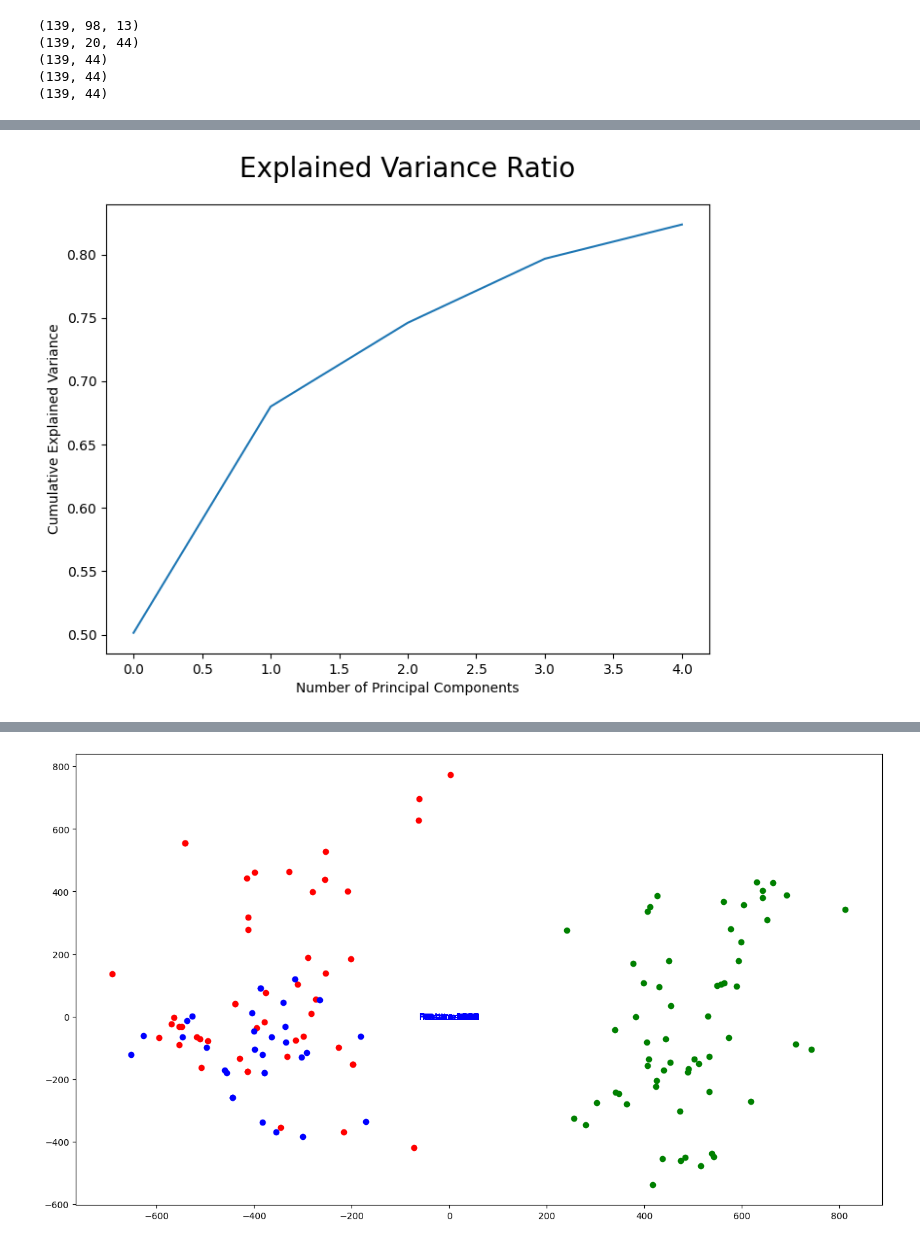
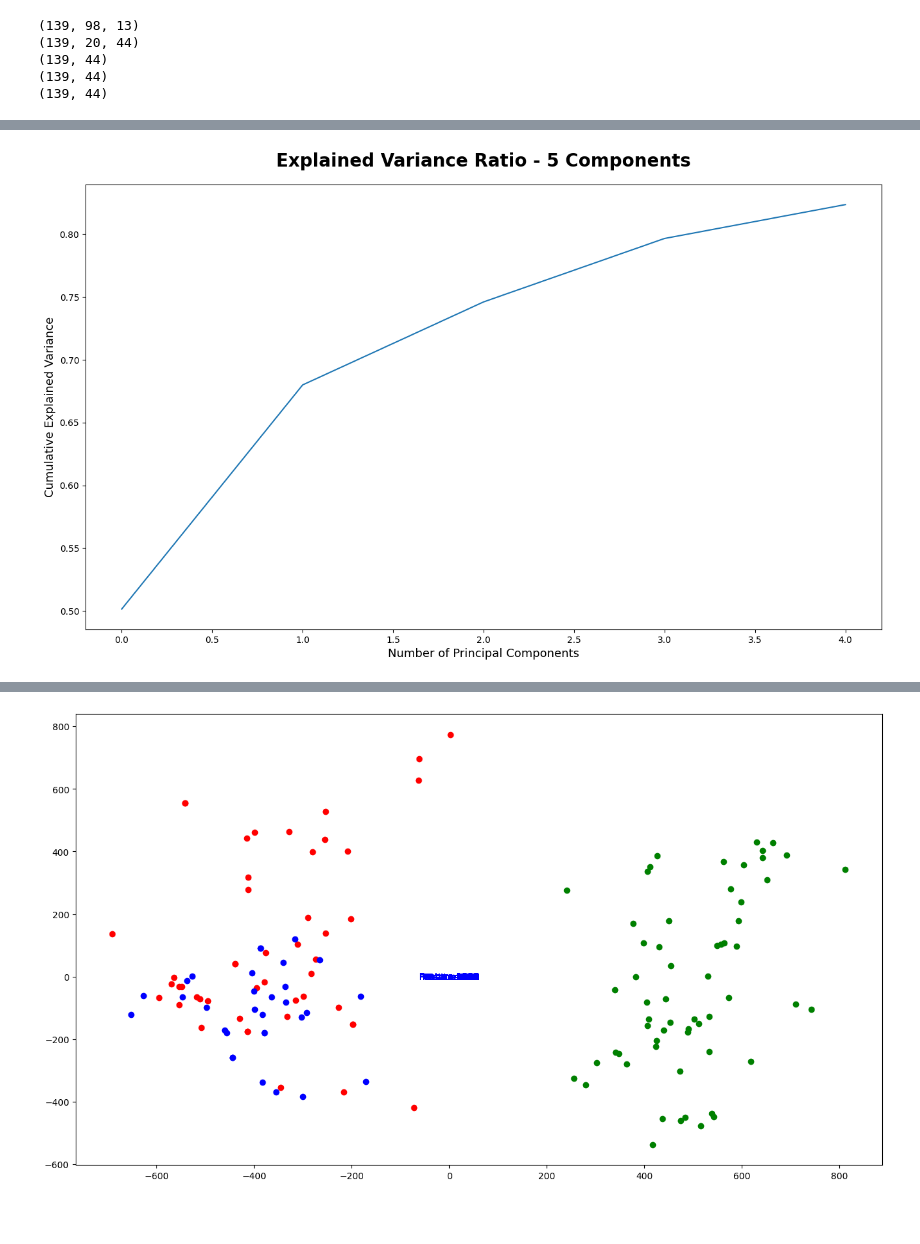
Before and after one commit to XisUndefined/coconut-maturity-classification, a Jupyter notebook: training.ipynb, the cells around one changed output, grey strips where cells are left out. Cells and saved outputs as stored; diff of their text form; code cells hidden in the pictures; blank space fills up the shorter version.

```diff
--- a/training.ipynb
+++ b/training.ipynb
@@ -152,0 +192,29 @@ X = np.concatenate((pncc_feature.reshape(139, -1),
+# %%
+pca = PCA(n_components=5)
+pca.fit(X)
+pca_result = pca.transform(X)
+
+labels = df_cut['class_name'].values.tolist()
+
+# Create a dictionary to map labels to colors for plotting
+label_colors = {'mature': 'red', 'immature': 'green', 'overmature': 'blue'}
+
+x = pca_result[:, 0]
+y = pca_result[:, 1]
+
+unique_labels = set(labels)
+
+fig, ax = plt.subplots(figsize=(16, 9))
+for label in unique_labels:
+    indices = np.where(np.array(labels) == label)
+    ax.scatter(x[indices], y[indices], c=label_colors[label], label=label)
+
+plt.title('5 Components PCA Projection', fontsize=35, pad=20, fontweight='bold')
+plt.xlabel('Component 1', fontweight='bold')
+plt.ylabel('Component 2', fontweight='bold')
+
+# Add a legend
+ax.legend()
+
+# Show the plot
+plt.show()
@@ -153,13 +236,13 @@ X = np.concatenate((pncc_feature.reshape(139, -1),
 # %%
 pca = PCA(n_components=5)
 pca.fit(X)
 pca_result = pca.transform(X)
 
-plt.subplots(figsize = (8, 6))
+plt.subplots(figsize = (16, 9))
 plt.plot(np.cumsum(pca.explained_variance_ratio_))
-plt.xlabel('Number of Principal Components')
-plt.ylabel('Cumulative Explained Variance')
-plt.title('Explained Variance Ratio', fontsize=20, pad=20)
+plt.xlabel('Number of Principal Components', fontsize=13)
+plt.ylabel('Cumulative Explained Variance', fontsize=13)
+plt.title('Explained Variance Ratio - 5 Components', fontsize=20, pad=20, fontweight='bold')
 plt.show()
 # %% [output]
-[figure, old version]
+[figure, new version]
```
Also changed, not shown: parts of 30 cells of this notebook.
